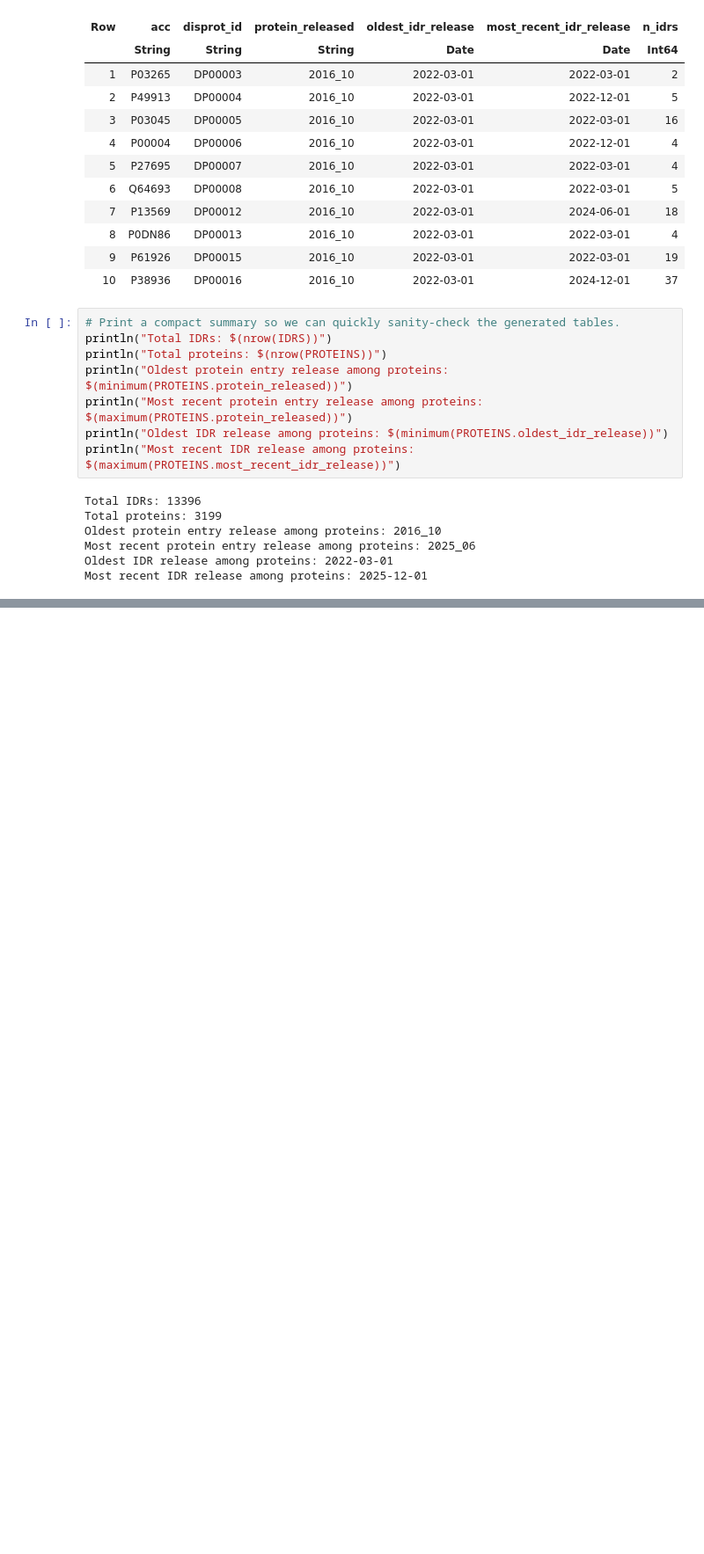
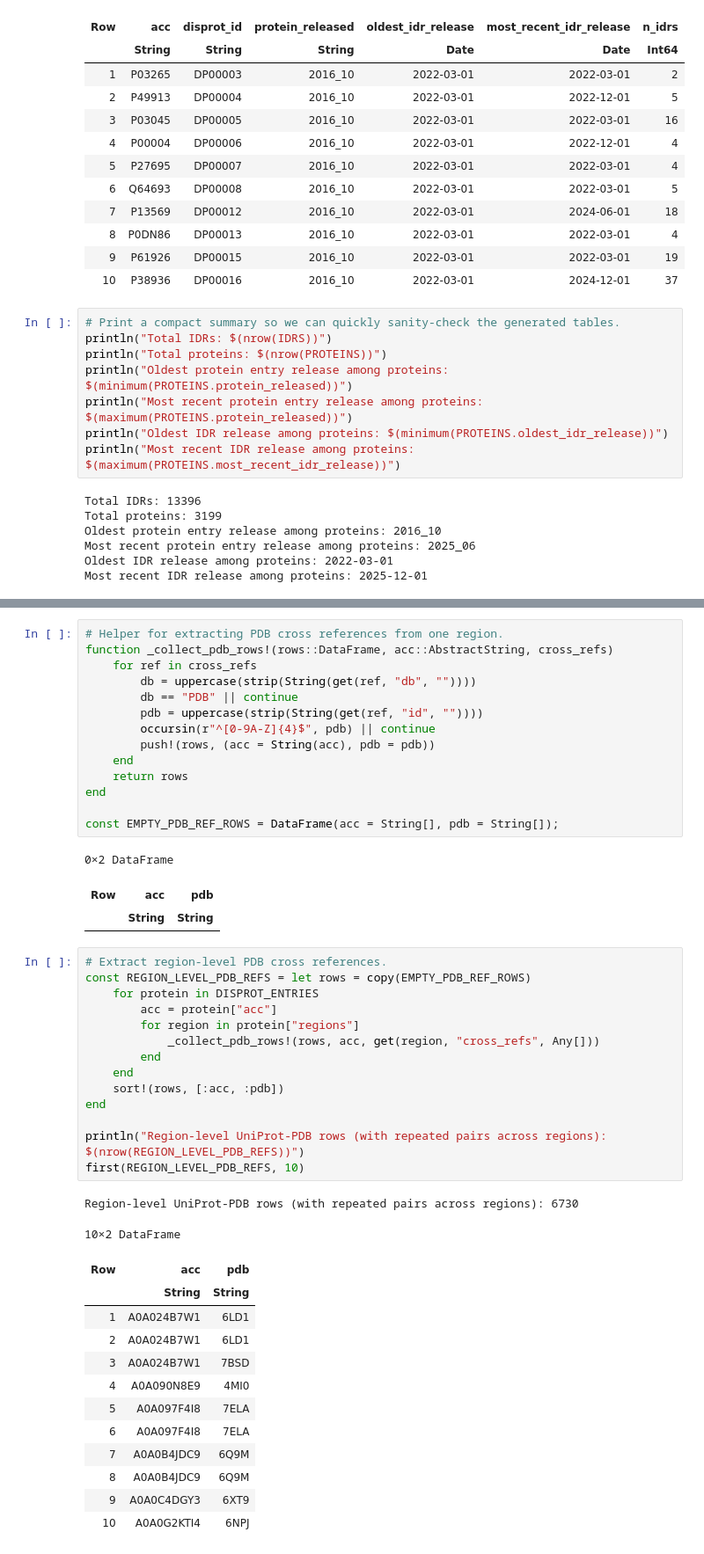
Before and after one commit to diegozea/IDRBindingDataset.jl, a Jupyter notebook: scripts/04_first_stats.ipynb, the cells around one changed output, grey strips where cells are left out. Shown at 88% size. Drawn from its saved outputs; the diff is of its cells as text; blank space fills up the shorter version.

Commit message:
PDB DisProt Cross ref

```diff
--- a/scripts/04_first_stats.ipynb
+++ b/scripts/04_first_stats.ipynb
@@ -162,0 +168,47 @@ Most recent IDR release among proteins: 2025-12-01
+# %%
+# Helper for extracting PDB cross references from one region.
+function _collect_pdb_rows!(rows::DataFrame, acc::AbstractString, cross_refs)
+    for ref in cross_refs
+        db = uppercase(strip(String(get(ref, "db", ""))))
+        db == "PDB" || continue
+        pdb = uppercase(strip(String(get(ref, "id", ""))))
+        occursin(r"^[0-9A-Z]{4}$", pdb) || continue
+        push!(rows, (acc = String(acc), pdb = pdb))
+    end
+    return rows
+end
+
+const EMPTY_PDB_REF_ROWS = DataFrame(acc = String[], pdb = String[]);
+# %% [output]
+0×2 DataFrame
+| Row | acc | pdb |
+|  | String | String |
+# %%
+# Extract region-level PDB cross references.
+const REGION_LEVEL_PDB_REFS = let rows = copy(EMPTY_PDB_REF_ROWS)
+    for protein in DISPROT_ENTRIES
+        acc = protein["acc"]
+        for region in protein["regions"]
+            _collect_pdb_rows!(rows, acc, get(region, "cross_refs", Any[]))
+        end
+    end
+    sort!(rows, [:acc, :pdb])
+end
+
+println("Region-level UniProt-PDB rows (with repeated pairs across regions): $(nrow(REGION_LEVEL_PDB_REFS))")
+first(REGION_LEVEL_PDB_REFS, 10)
+# %% [output]
+Region-level UniProt-PDB rows (with repeated pairs across regions): 6730
+10×2 DataFrame
+| Row | acc | pdb |
+|  | String | String |
+| 1 | A0A024B7W1 | 6LD1 |
+| 2 | A0A024B7W1 | 6LD1 |
+| 3 | A0A024B7W1 | 7BSD |
+| 4 | A0A090N8E9 | 4MI0 |
+| 5 | A0A097F4I8 | 7ELA |
+| 6 | A0A097F4I8 | 7ELA |
+| 7 | A0A0B4JDC9 | 6Q9M |
+| 8 | A0A0B4JDC9 | 6Q9M |
+| 9 | A0A0C4DGY3 | 6XT9 |
+| 10 | A0A0G2KTI4 | 6NPJ |
```
Also changed, not shown: parts of 3 cells of this notebook.
